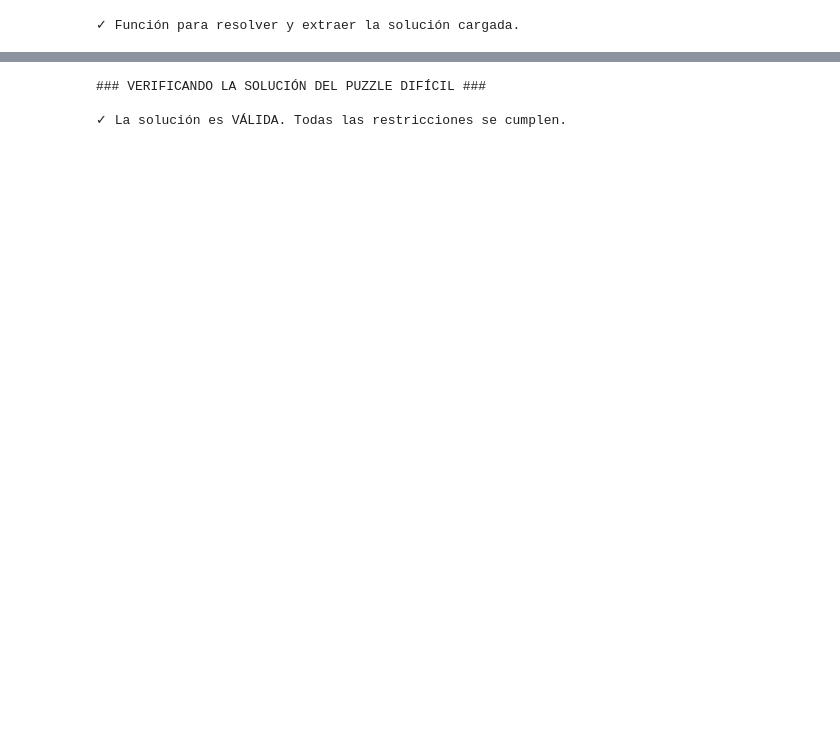
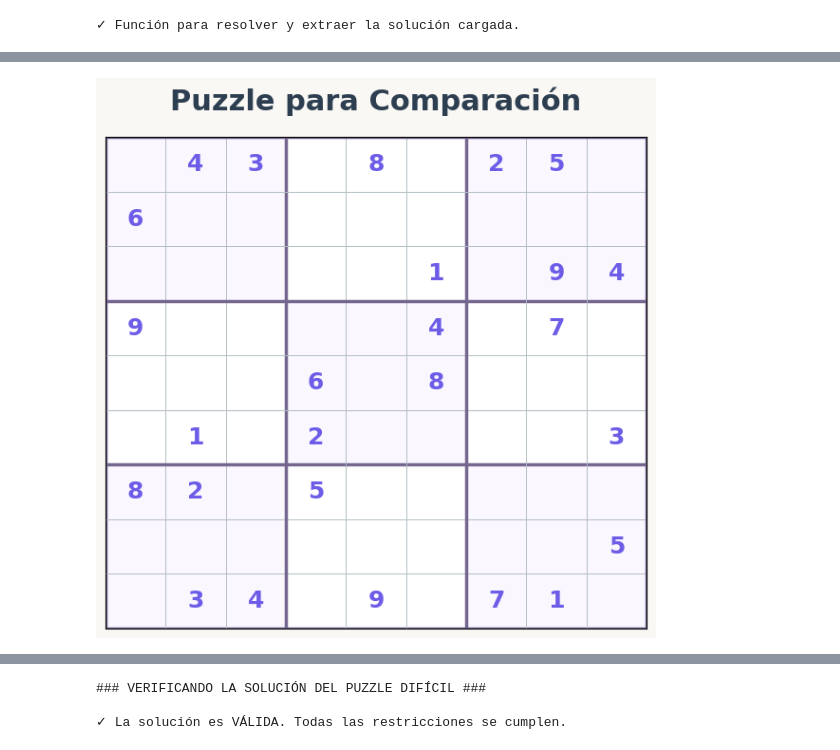
Before and after one commit to jrebull/AnaliticaPrescriptiva, a Jupyter notebook: sudoku_solver_con_pyomo_y_linearexpression.ipynb, the cells around one changed output, grey strips where cells are left out. Saved outputs shown, nothing was run; the diff lists cells and outputs as text; code cells hidden in the pictures; blank space fills up the shorter version.

```diff
--- a/sudoku_solver_con_pyomo_y_linearexpression.ipynb
+++ b/sudoku_solver_con_pyomo_y_linearexpression.ipynb
@@ -289,58 +785,102 @@ Esta celda define el modelo tradicional y ejecuta una comparación para demostra
 # %%
-# ====================================
-# COMPARACIÓN CON MÉTODO TRADICIONAL
-# ====================================
-
 def crear_modelo_tradicional(tablero_inicial):
     """
     Crea un modelo de Sudoku usando sobrecarga de operadores (método tradicional).
     """
     modelo = pyo.ConcreteModel(name="Sudoku_Tradicional")
+
+    # --- CORRECCIÓN AQUÍ ---
+    # Creamos cuatro componentes separados en lugar de copiar uno solo.
     modelo.FILAS = pyo.RangeSet(1, 9)
     modelo.COLUMNAS = pyo.RangeSet(1, 9)
     modelo.VALORES = pyo.RangeSet(1, 9)
     modelo.SUBCUADRICULAS = pyo.RangeSet(1, 9)
+    # --- FIN DE LA CORRECCIÓN ---
+
     modelo.y = pyo.Var(modelo.FILAS, modelo.COLUMNAS, modelo.VALORES, within=pyo.Binary)
-
     for (f, c, v) in tablero_inicial:
         modelo.y[f, c, v].fix(1)
-
     modelo.objetivo = pyo.Objective(expr=1.0)
-
-    # Restricciones con sum() de Python
     modelo.unicidad_celda = pyo.Constraint(modelo.FILAS, modelo.COLUMNAS, rule=lambda m, f, c: sum(m.y[f, c, v] for v in m.VALORES) == 1)
     modelo.restriccion_fila = pyo.Constraint(modelo.FILAS, modelo.VALORES, rule=lambda m, f, v: sum(m.y[f, c, v] for c in m.COLUMNAS) == 1)
     modelo.restriccion_columna = pyo.Constraint(modelo.COLUMNAS, modelo.VALORES, rule=lambda m, c, v: sum(m.y[f, c, v] for f in m.FILAS) == 1)
     modelo.restriccion_subcuadricula = pyo.Constraint(modelo.SUBCUADRICULAS, modelo.VALORES, rule=lambda m, s, v: sum(m.y[f, c, v] for (f, c) in MAPEO_SUBCUADRICULAS[s]) == 1)
-
     return modelo
 
+def mostrar_tabla_resultados(t_const_trad, t_total_trad, t_const_opt, t_total_opt):
+    """
+    Crea una tabla de resultados limpia, resaltando los mejores tiempos.
+    """
+    data = {'Método': ['Tradicional (sum)', '✨ Optimizado (LinearExpr)'],
+            'Tiempo Construcción (s)': [t_const_trad, t_const_opt],
+            'Tiempo Total (s)': [t_total_trad, t_total_opt]}
+    df = pd.DataFrame(data)
+
+    df_styled = df.style \
+        .format('{:.4f}', subset=['Tiempo Construcción (s)', 'Tiempo Total (s)']) \
+        .highlight_min(subset=['Tiempo Construcción (s)', 'Tiempo Total (s)'],
+                       props='color:white; background-color:#2E7D32; font-weight:bold;') \
+        .set_properties(**{'font-size': '14px', 'padding': '12px 10px', 'border': '1px solid #444'}) \
+        .set_table_styles([
+            {'selector': 'th', 'props': [('background-color', '#333'), ('color', 'white'), ('font-size', '16px')]},
+            {'selector': 'caption', 'props': [('color', '#eee'), ('font-size', '20px'), ('font-weight', 'bold')]},
+            {'selector': 'tr', 'props': [('background-color', '#282828')]}
+        ]) \
+        .set_caption("📊 Resultados de la Comparación de Rendimiento") \
+        .hide(axis="index")
+    display(HTML(df_styled.to_html()))
+
+def explicar_mejora():
+    """Imprime una explicación elegante sobre la diferencia de rendimiento."""
+    explanation_html = """
+    <div style="border: 1px solid #444; padding: 15px; margin-top: 20px; border-radius: 8px; background-color: #282828;">
+        <h3 style="color: #eee; margin-top: 0;">💡 ¿Por Qué es Más Rápido el Modelo Optimizado?</h3>
+        <p style="color: #ddd; font-size: 15px;">
+        Imagina que construyes algo con 9 piezas:
+        <ul>
+            <li style="color: #ddd;">El <b>Método Tradicional (<code>sum</code>)</b> es como unir dos piezas, luego a ese par añadirle una tercera, luego a ese grupo una cuarta... Se crean muchas expresiones matemáticas "intermedias" que consumen tiempo.</li>
+            <li style="color: #ddd;">El <b>Método Optimizado (<code>LinearExpression</code>)</b> es como tener un plano que sabe dónde van las 9 piezas desde el principio. Las ensambla <b>todas juntas en un solo paso</b>, sin crear objetos intermedios.</li>
+        </ul>
+        <p style="color: #ddd; font-size: 15px;">
+        Al evitar cientos de operaciones de suma paso a paso, <code>LinearExpression</code> construye el modelo de forma masiva, resultando en una drástica mejora de velocidad.
+        </p>
+    </div>
+    """
+    display(HTML(explanation_html))
+
+# =======================================================
+#               EJECUCIÓN DE LA COMPARACIÓN
+# =======================================================
 print("### INICIANDO COMPARACIÓN DE RENDIMIENTO ###")
 
-# Puzzle para la comparación
 sudoku_medio = [
     (1,2,4), (1,3,3), (1,5,8), (1,7,2), (1,8,5), (2,1,6), (3,6,1), (3,8,9), (3,9,4),
     (4,1,9), (4,6,4), (4,8,7), (5,4,6), (5,6,8), (6,2,1), (6,4,2), (6,9,3),
     (7,1,8), (7,2,2), (7,4,5), (8,9,5), (9,2,3), (9,3,4), (9,5,9), (9,7,7), (9,8,1)
 ]
-imprimir_sudoku(sudoku_medio, "Puzzle para Comparación")
 
+# 1. Mostrar el puzzle inicial
+puzzle_medio_matriz = np.zeros((9, 9), dtype=int)
+for r, c, v in sudoku_medio:
+    puzzle_medio_matriz[r-1][c-1] = v
+mostrar_sudoku_grafico(puzzle_medio_matriz, sudoku_medio, "Puzzle para Comparación")
 
-# Ejecutar y medir ambos métodos
-sol_trad, t_const_trad, t_sol_trad, t_total_trad = resolver_sudoku(sudoku_medio, crear_modelo_tradicional, mostrar_tiempos=False)
-sol_opt, t_const_opt, t_sol_opt, t_total_opt = resolver_sudoku(sudoku_medio, crear_modelo_sudoku_optimizado, mostrar_tiempos=False)
+# 2. Resolver con ambos métodos
+sol_trad, t_const_trad, _, t_total_trad = resolver_sudoku(sudoku_medio, crear_modelo_tradicional, mostrar_tiempos=False)
+sol_opt, t_const_opt, _, t_total_opt = resolver_sudoku(sudoku_medio, crear_modelo_sudoku_optimizado, mostrar_tiempos=False)
 
-# Imprimir resultados de la comparación
-print("\n" + "="*60)
-print("RESULTADOS DE LA COMPARACIÓN")
-print("="*60)
-print(f"{'MÉTODO':<25} | {'T. CONSTRUCCIÓN':<15} | {'T. TOTAL':<15}")
-print("-"*60)
-print(f"{'Tradicional (sum)':<25} | {t_const_trad:<15.4f} | {t_total_trad:<15.4f}")
-print(f"{'Optimizado (LinearExpr)':<25} | {t_const_opt:<15.4f} | {t_total_opt:<15.4f}")
-print("="*60)
+# 3. Mostrar la solución
+if sol_opt is not None:
+    mostrar_sudoku_grafico(sol_opt, sudoku_medio, "Solución del Puzzle de Comparación")
 
-mejora = ((t_const_trad - t_const_opt) / t_const_trad) * 100
-print(f"🚀 Mejora en tiempo de construcción del modelo: {mejora:.1f}% más rápido.")
+# 4. Añadir espacio y mostrar la tabla de resultados
+display(HTML("<br>"))
+mostrar_tabla_resultados(t_const_trad, t_total_trad, t_const_opt, t_total_opt)
+
+# 5. Calcular la mejora y mostrar la explicación
+if t_const_trad > 0:
+    mejora = ((t_const_trad - t_const_opt) / t_const_trad) * 100
+    display(HTML(f"<h4 style='color:#eee;'>🚀 El método con LinearExpression fue un <b><font color='#4CAF50'>{mejora:.1f}%</font></b> más rápido en construir el modelo.</h4>"))
+    explicar_mejora()
 # %% [output]
 ### INICIANDO COMPARACIÓN DE RENDIMIENTO ###
@@ -362,0 +887 @@ Optimizado (LinearExpr)   | 0.0078          | 0.0380
+[figure, added]
```
Also changed, not shown: parts of 27 cells of this notebook.
